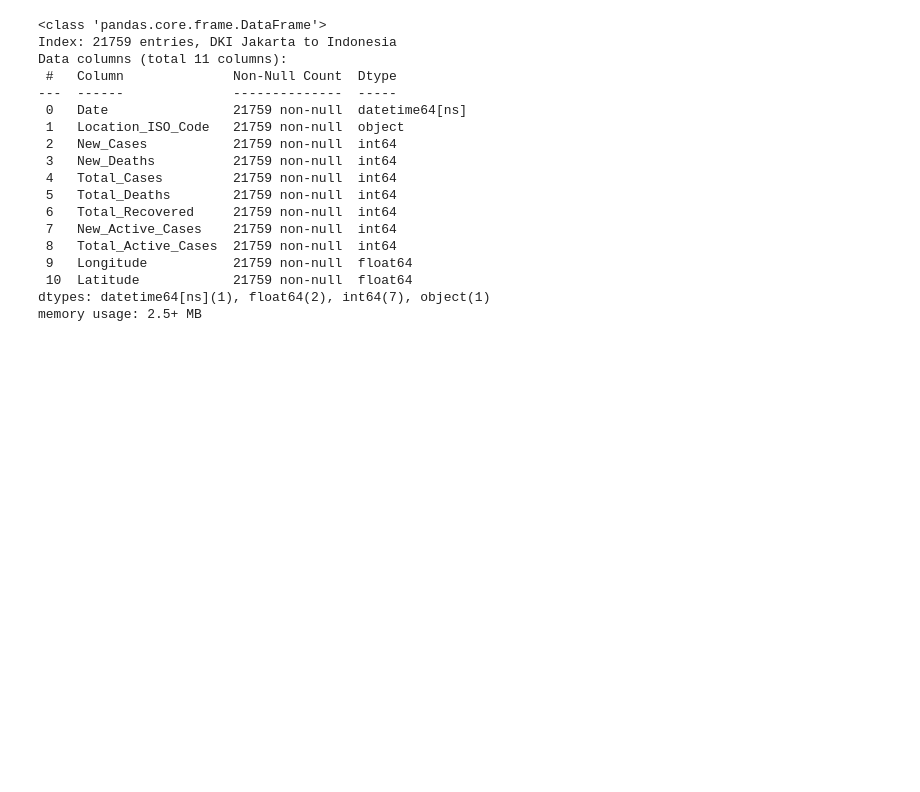
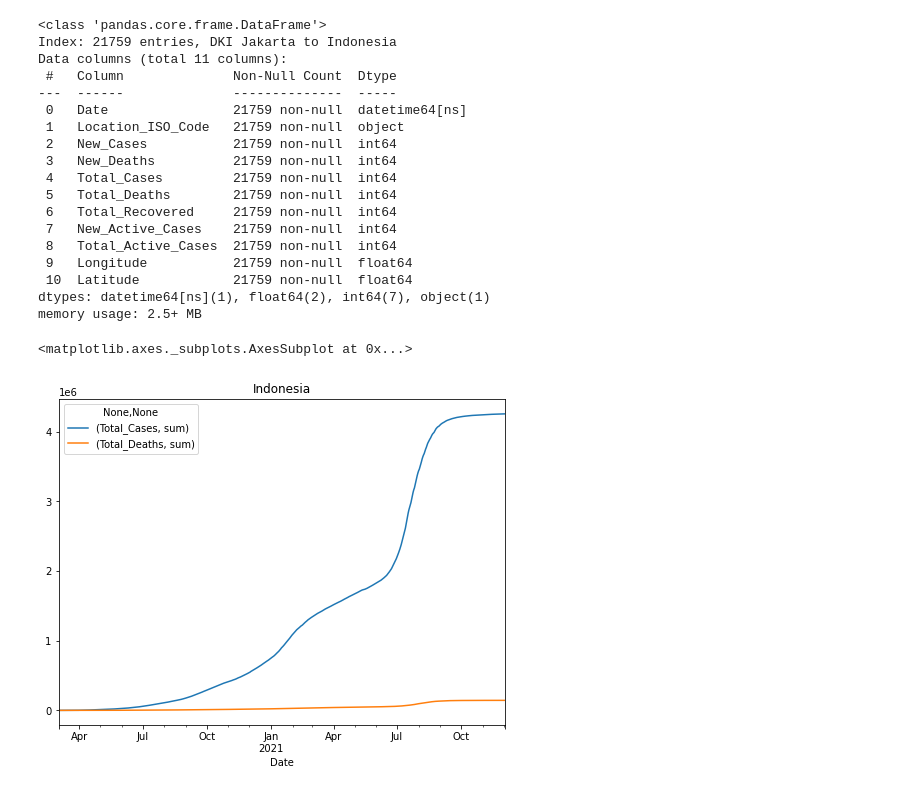
Before and after one commit to azizpambayun/project, a Jupyter notebook: covid_19_analysis_and_visualization_in_Indonesia.ipynb, the cells around one changed output. Drawn from its saved outputs; the diff is of its cells as text; code cells hidden in the pictures; blank space fills up the shorter version.

```diff
--- a/covid_19_analysis_and_visualization_in_Indonesia.ipynb
+++ b/covid_19_analysis_and_visualization_in_Indonesia.ipynb
@@ -147,3 +147,12 @@ Data columns (total 11 columns):
  10  Latitude            21759 non-null  float64
 dtypes: datetime64[ns](1), float64(2), int64(7), object(1)
 memory usage: 2.5+ MB
+# %%
+confirmed_cases = covid[covid['Location_ISO_Code']=='IDN'].groupby(['Date']).agg({'Total_Cases':['sum']})
+fatalities = covid[covid['Location_ISO_Code']=='IDN'].groupby(['Date']).agg({'Total_Deaths':['sum']})
+total = confirmed_cases.join(fatalities)
+
+total.plot(ax=plt.gca(), title='Indonesia', figsize =(8,6))
+# %% [output]
+<matplotlib.axes._subplots.AxesSubplot at 0x...>
+[figure, added]
```
